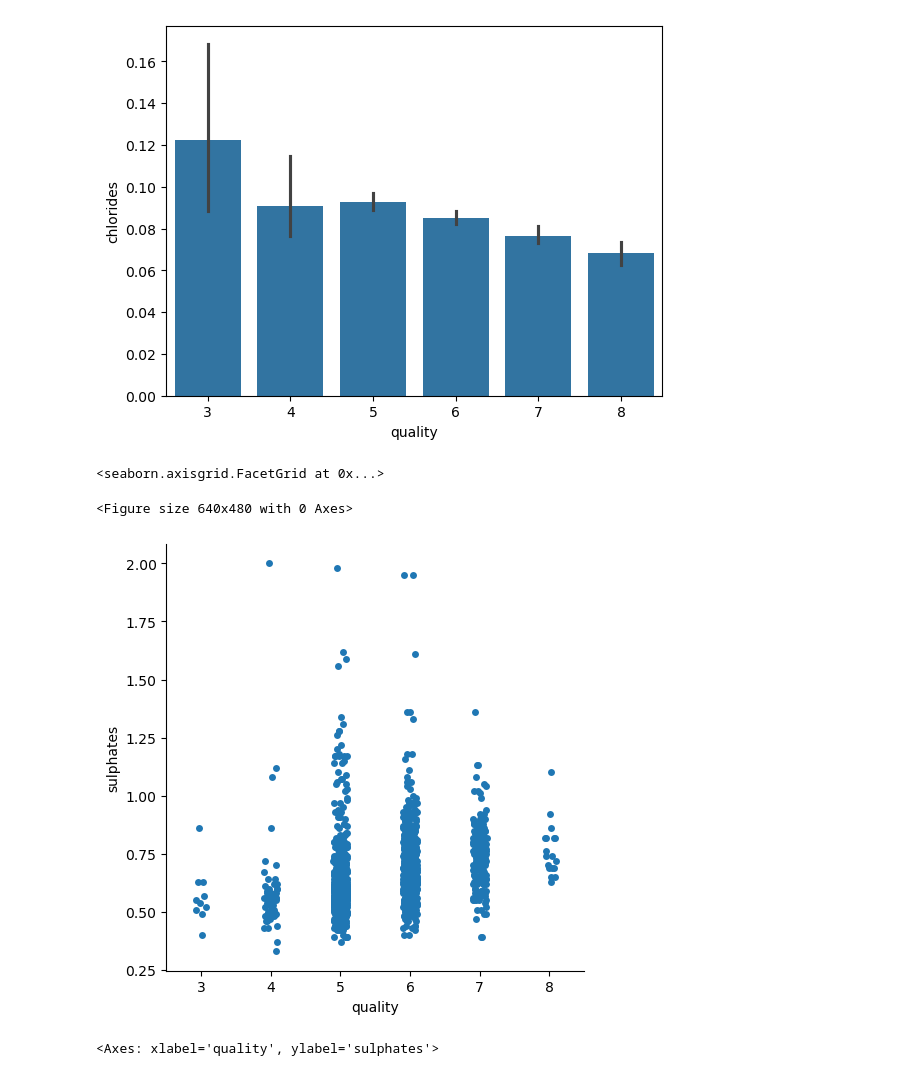
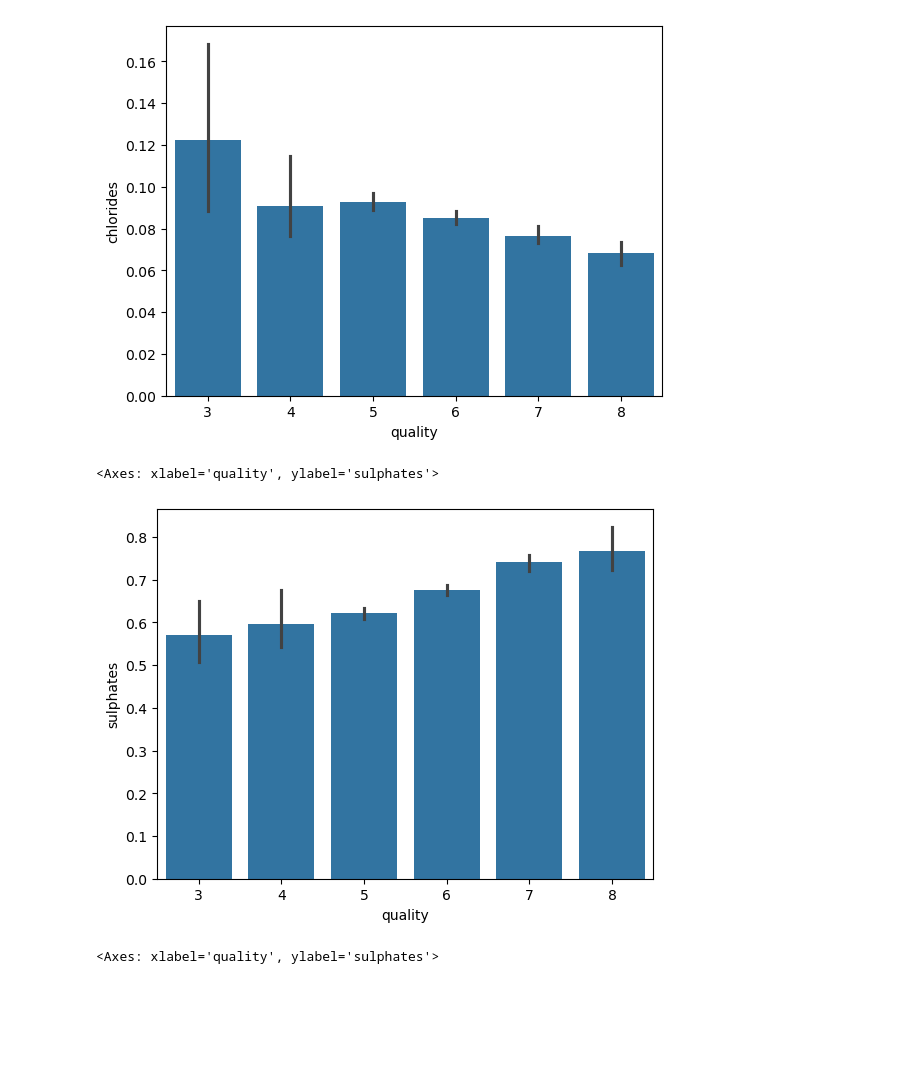
Before and after one commit to Sudha25a/Projects-2, a Jupyter notebook: Redwine.ipynb, the cells around one changed output. Cells and saved outputs as stored; diff of their text form; code cells hidden in the pictures; blank space fills up the shorter version.

```diff
--- a/Redwine.ipynb
+++ b/Redwine.ipynb
@@ -180,11 +177,10 @@ sns.barplot(x = 'quality', y= 'chlorides', data= Redwine)
 [figure]
 # %%
 plot = plt.figure(figure = (5,5))
-sns.catplot(x = 'quality', y= 'sulphates', data= Redwine)
+sns.barplot(x = 'quality', y= 'sulphates', data= Redwine)
 # %% [output]
-<seaborn.axisgrid.FacetGrid at 0x...>
+<Axes: xlabel='quality', ylabel='sulphates'>
-<Figure size 640x480 with 0 Axes>
-[figure, old version]
+[figure, new version]
 # %%
 plot = plt.figure(figure = (5,5))
 sns.barplot(x = 'quality', y= 'sulphates', data= Redwine)
```
Also changed, not shown: parts of 2 cells of this notebook.
